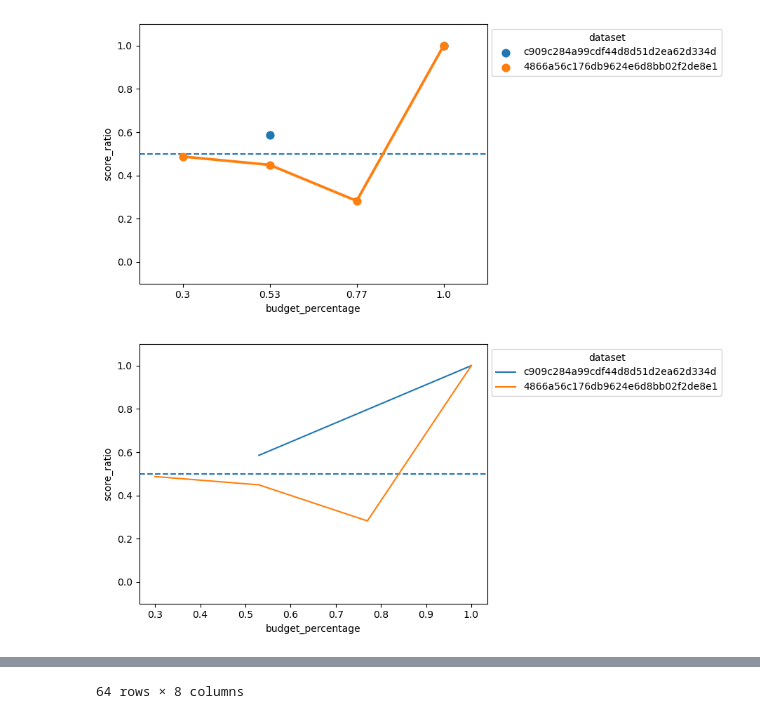
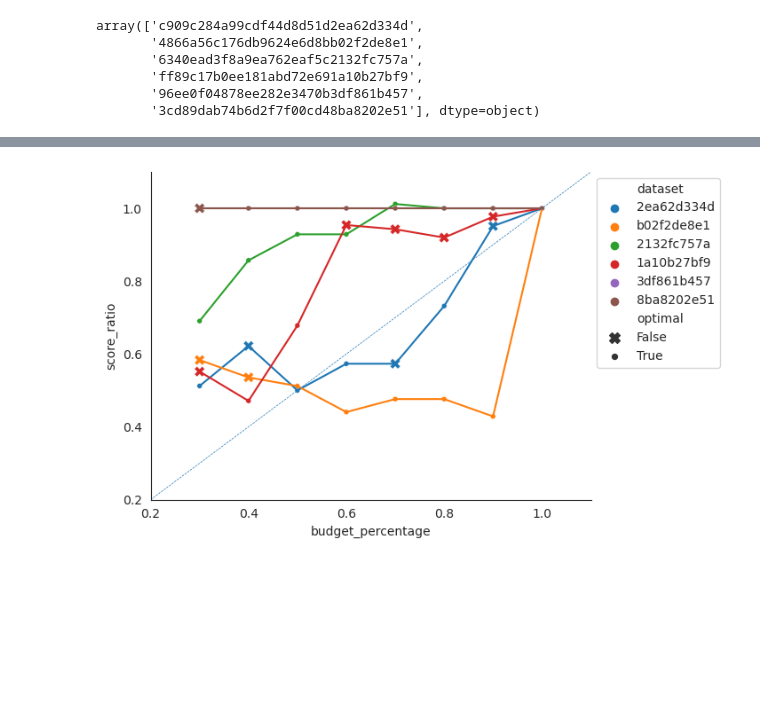
Before and after one commit to antoniobelotti/budget-svm, a Jupyter notebook: results.ipynb, the cells around one changed output, grey strips where cells are left out. Drawn from its saved outputs; the diff is of its cells as text; code cells hidden in the pictures; blank space fills up the shorter version.

```diff
--- a/results.ipynb
+++ b/results.ipynb
@@ -110,34 +86,42 @@ df
-# %%
-import seaborn as sns
-
-
-plt.axhline(y=.5, linestyle="--")
-
-g = sns.pointplot(
-    data=df_success,
-    x="budget_percentage",
-    y="score_ratio",
-    hue="dataset",
-    orient="v"
-)
-g.set(ylim=(-0.1, 1.1));
-sns.move_legend(g, "upper left", bbox_to_anchor=(1, 1))
-plt.show()
-
-
-plt.axhline(y=.5, linestyle="--")
-g = sns.lineplot(
-    data=df_success,
-    x="budget_percentage",
-    y="score_ratio",
-    hue="dataset",
-    orient="x"
-)
-g.set(ylim=(-0.1, 1.1));
-sns.move_legend(g, "upper left", bbox_to_anchor=(1, 1))
-# %% [output]
-[figure, removed]
-[figure, removed]
+# %%
+df.dataset.unique()
+# %% [output]
+array(['c909c284a99cdf44d8d51d2ea62d334d',
+       '4866a56c176db9624e6d8bb02f2de8e1',
+       '6340ead3f8a9ea762eaf5c2132fc757a',
+       'ff89c17b0ee181abd72e691a10b27bf9',
+       '96ee0f04878ee282e3470b3df861b457',
+       '3cd89dab74b6d2f7f00cd48ba8202e51'], dtype=object)
 # %%
-df
+#for ds_id, group in df_success.groupby(["dataset"]):
+
+
+fig, ax = plt.subplots()
+
+sns.lineplot(
+    data=df_success,
+    x="budget_percentage",
+    y="score_ratio",
+    hue="dataset",
+    orient="x",
+    legend=False,
+    ax=ax
+)
+g = sns.scatterplot(
+    data=df_success,
+    x="budget_percentage",
+    y="score_ratio",
+    hue="dataset",
+    style="optimal",
+    size="optimal",
+    markers={True:"o", False:"X"},
+    ax=ax
+)
+plt.axline((0, 0), (1,1), linestyle="--", linewidth=.5)
+
+ax.set(xlim=(0.2, 1.1));
+ax.set(ylim=(0.2, 1.1));
+
+sns.move_legend(ax, "upper left", bbox_to_anchor=(1, 1))
+sns.despine()
 # %% [output]
@@ -156 +128 @@ df
-64 rows × 8 columns
+[figure, added]
```
Also changed, not shown: parts of 9 cells of this notebook, 51 other files.
